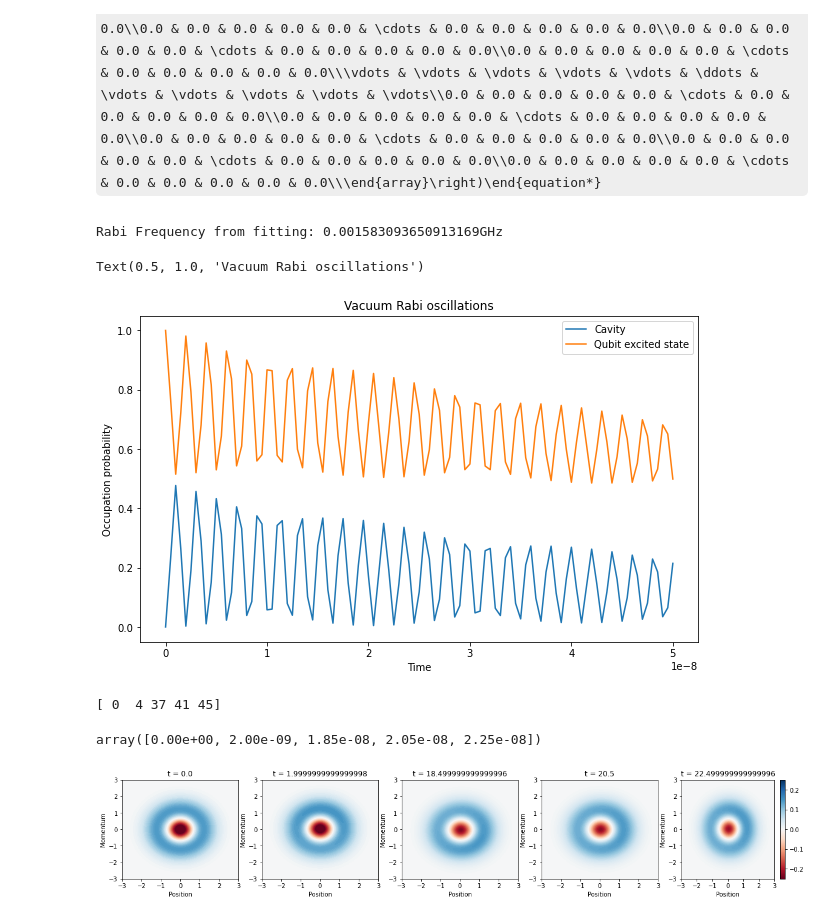
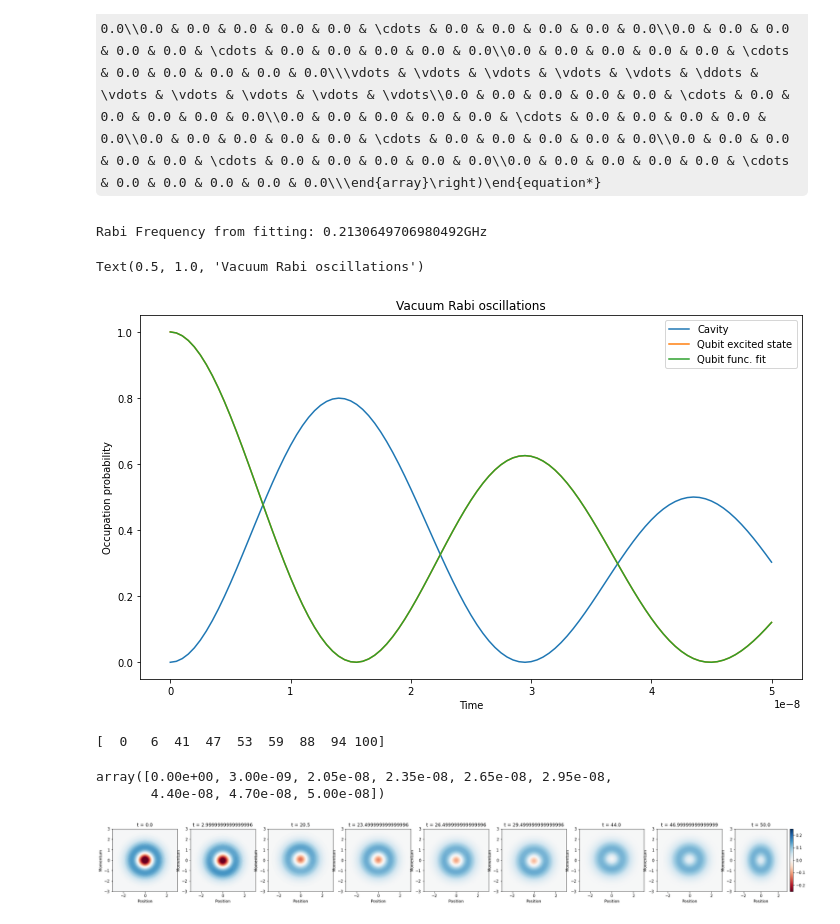
Before and after one commit to acatspirit/Fermilab2022, a Jupyter notebook: resonatorQubit0.ipynb, the cells around one changed output. Cells and saved outputs as stored; diff of their text form; code cells hidden in the pictures; some formulas as TeX source.

```diff
--- a/resonatorQubit0.ipynb
+++ b/resonatorQubit0.ipynb
@@ -22,13 +23,13 @@ from IPython.display import HTML
 # Schuster Thesis
 GHz = 10**9 #Hz
 wc = 5.5 * GHz * 2 * np.pi # cavity frequency (5.5 GHz Schuster)
-wa = wc + 0.35*GHz*2*np.pi # qubit frequency, wa + 0.35 GHz Schuster, 0.002 good for rabi
-g = 0.17 * GHz * 2 * np.pi # coupling strength (orignally 0.017 GHz)
+wa = wc + 0*GHz*2*np.pi # qubit frequency, wa + 0.35 GHz Schuster, 0.002 good for rabi
+g = 0.017 * GHz * 2 * np.pi # coupling strength (orignally 0.017 GHz)
 N = 20       # num cavity fock states
 use_rwa = True       # rotating wave approx.? Only use when wa-wc small
 n_th_a = 0  # number of thermal photons entering the cavity, 200 mK
 n = 0  # starting fock state of the system
-# try with n = 0 to see if rabi calc's are correct
+
 
 # the list of 'times' to evolve over
 tlist = np.linspace(0, 50/GHz, 101) # tlist = np.linspace(0,25,101) pedagogical value
@@ -128,35 +130,62 @@ if rate > 0:
 
 # make the system evolve
 output = mesolve(H, psi0, tlist, collapse_ops, [nc, na])
+# %%
+def time_for_val(times, output, outputs):
+    """
+    returns: the time at which a desired output occurs
+    params: times - list of x values
+        output - the output of interest to match x value to
+        outputs - the total list of outputs
+    """
+    val_range = 0.005 # the range to consider values within to get result
+    # first find the desired output in the outputs list
+    out_idxL = np.where(abs(outputs-output) <= val_range)
+    timesL = times[out_idxL]
+
+    #trim so that it only includes time values that are notably different
+    timesL = np.array(timesL)
+    timesL = np.around(timesL, 9) # since we are in the GHz range we want the same order of accuracy
+    timesL = np.unique(timesL)
+    return timesL
 # %%
 #
 # Graph the time evolution
 #
 
 n_c = output.expect[0] # expectation value for the number of photons in the cavity
 n_a = output.expect[1] # expectation value for the number of photons in the qubit
 
+# initial fitting guesses
+amp1 = (max(n_a) - min(n_a))/2
+freq1 = 1/((time_for_val(tlist,0,n_a)[1] - time_for_val(tlist,0,n_a)[0])) #Hz
+shift1 = amp1 + min(n_a)
+phase1 = time_for_val(tlist,shift1,n_a)[0]
+l_max = argrelextrema(n_a, np.greater)[0] # get np.array in a tuple of the local maxima of the qubit
+damp1 = -(np.log(n_a[l_max[0]]))/(tlist[l_max[0]])
+
 # The fit function
 # Only use if you expect sinusoidal behavior
-def test(x, a, b,c, d):
-    return a*np.sin(b*x + c) + d
-param, param_cov = curve_fit(test, tlist, n_a, maxfev=5000)
-fit_func = param[0]*(np.sin(param[1]*tlist + param[2]) + param[3])
+def test(x, a, b,c, d,e):
+    return a*np.exp(-e*x)*(np.sin(b*x + c))**2 + d
 
-print(f"Rabi Frequency from fitting: {abs(param[1])/GHz}GHz")
+param, param_cov = curve_fit(test, tlist, n_a, maxfev=500000, p0=[amp1, freq1, phase1, shift1, damp1])
+fit_func = param[0]*np.exp(-param[4]*tlist)*((np.sin(param[1]*tlist + param[2]))**2) + param[3]
+
+print(f"Rabi Frequency from fitting: {abs(2*param[1])/GHz}GHz")
 
 fig, axes = plt.subplots(1, 1, figsize=(10,6))
 axes.plot(tlist, n_c, label="Cavity")
 axes.plot(tlist, n_a, label="Qubit excited state")
-# axes.plot(tlist, fit_func, label="Qubit func. fit")
+axes.plot(tlist, fit_func, label="Qubit func. fit")
 axes.legend(loc=0)
 axes.set_xlabel('Time')
 axes.set_ylabel('Occupation probability')
 axes.set_title('Vacuum Rabi oscillations')
 # %% [output]
-Rabi Frequency from fitting: 0.001583093650913169GHz
+Rabi Frequency from fitting: 0.2130649706980492GHz
 Text(0.5, 1.0, 'Vacuum Rabi oscillations')
-[figure, old version]
+[figure, new version]
 # %%
 #
 # Cavity Wigner Function fun
@@ -173,8 +202,9 @@ output_gs_times = np.where(expect_nc_L <= 0.01)[0]
 print(output_gs_times)
 tlist[output_gs_times]
 # %% [output]
-[ 0  4 37 41 45]
+[  0   6  41  47  53  59  88  94 100]
-array([0.00e+00, 2.00e-09, 1.85e-08, 2.05e-08, 2.25e-08])
+array([0.00e+00, 3.00e-09, 2.05e-08, 2.35e-08, 2.65e-08, 2.95e-08,
+       4.40e-08, 4.70e-08, 5.00e-08])
 # %%
 # get density matrix list
 dmL = np.array(output.states)[output_gs_times]
@@ -204,7 +234,7 @@ for idx, dm in enumerate(dmL):
     # https://uncw.edu/phy/documents/shafer499talk.pdf
     # https://dergipark.org.tr/en/download/article-file/130801
 # %% [output]
-[figure, old version]
+[figure, new version]
 # %%
 #
 # Animation of Wigner Fn
```
Also changed, not shown: parts of 3 cells of this notebook.
